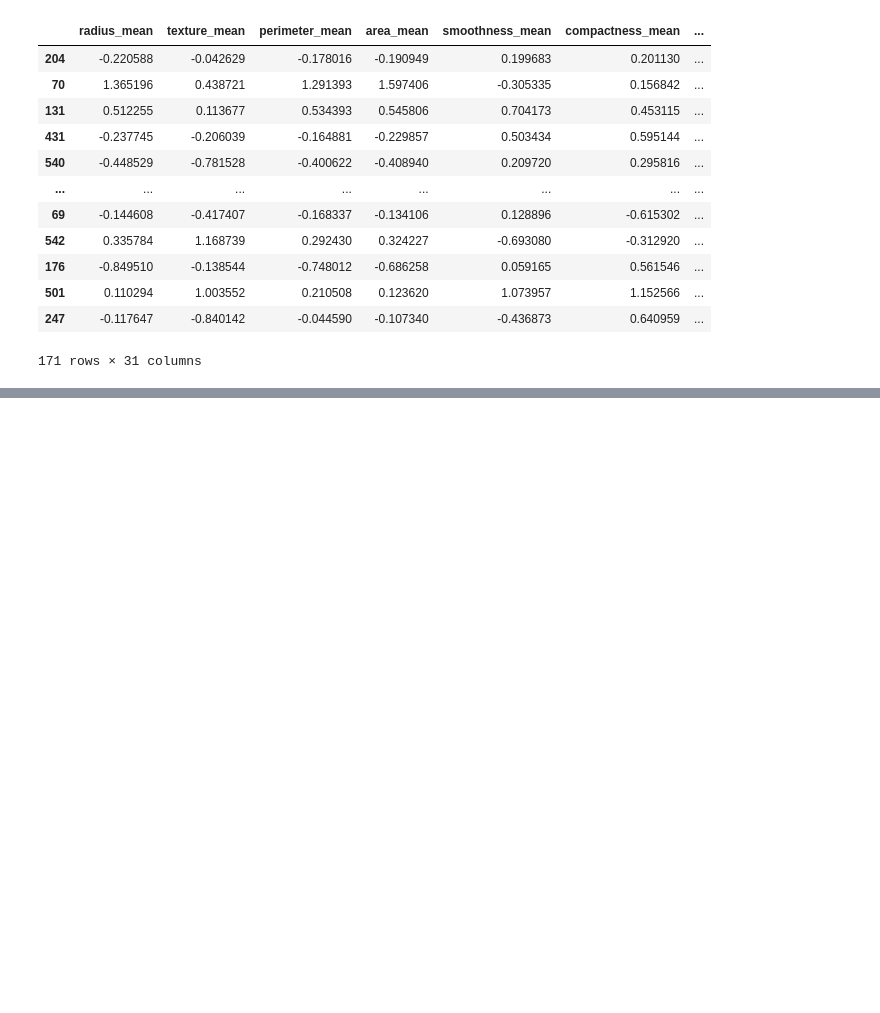
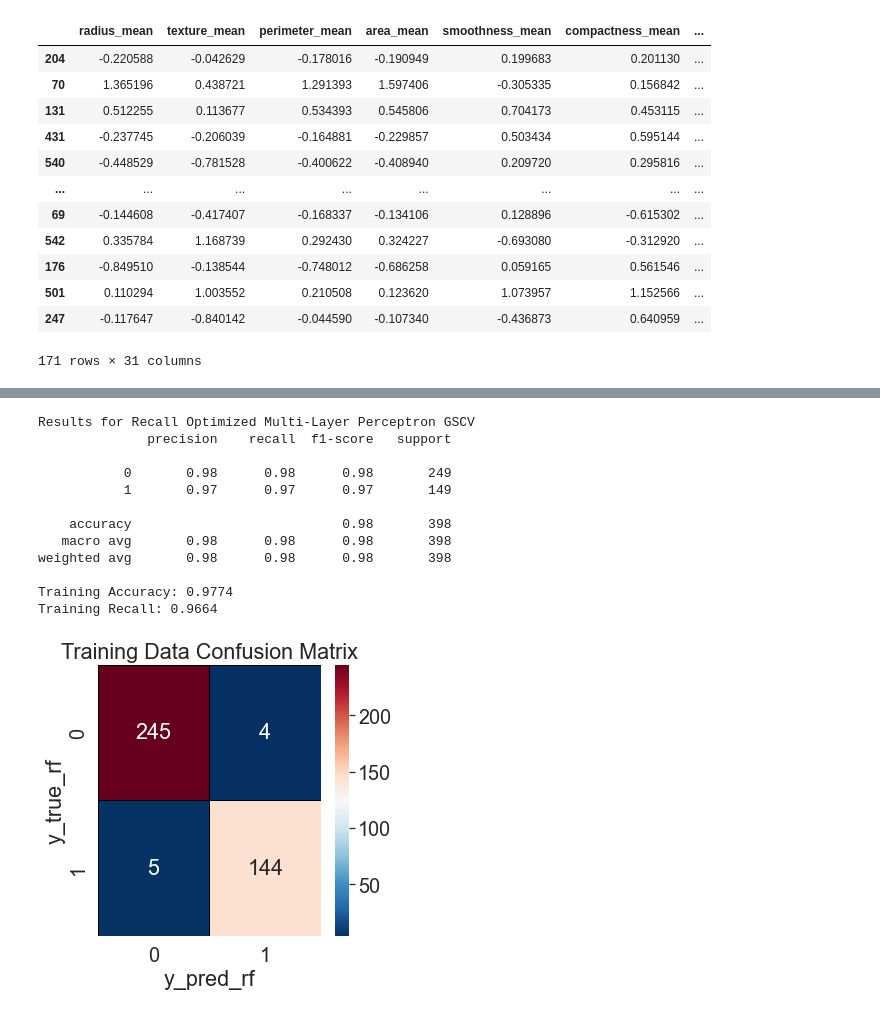
Before and after one commit to cramersito/TFM, a Jupyter notebook: tfm.ipynb, the cells around one changed output, grey strips where cells are left out. Saved outputs shown, nothing was run; the diff lists cells and outputs as text; code cells hidden in the pictures; blank space fills up the shorter version.

```diff
--- a/tfm.ipynb
+++ b/tfm.ipynb
@@ -364,0 +570,7 @@ x_test_pca = pd.DataFrame(pca7.fit_transform(x_test), columns = pca_columns)
+# %%
+gscv_Log_recall = GridSearchCV(estimator=LogisticRegression(),param_grid=params2,
+                               n_jobs=3, scoring = 'recall')
+gscv_Log_recall.fit(x_train_pca,y_train)
+
+print(gscv_Log_recall.best_estimator_)
+print(gscv_Log_recall.best_params_)
@@ -364,0 +597,19 @@ x_test_pca = pd.DataFrame(pca7.fit_transform(x_test), columns = pca_columns)
+# %%
+y_pred_recall = gscv_Log_recall.predict(x_train_pca)
+
+print("Results for Recall Optimized Multi-Layer Perceptron GSCV")
+classification_results(x_train_pca,y_train,y_pred_recall,gscv_Log_recall)
+# %% [output]
+Results for Recall Optimized Multi-Layer Perceptron GSCV
+              precision    recall  f1-score   support
+
+           0       0.98      0.98      0.98       249
+           1       0.97      0.97      0.97       149
+
+    accuracy                           0.98       398
+   macro avg       0.98      0.98      0.98       398
+weighted avg       0.98      0.98      0.98       398
+
+Training Accuracy: 0.9774
+Training Recall: 0.9664
+[figure, added]
```
Also changed, not shown: parts of 9 cells of this notebook.
